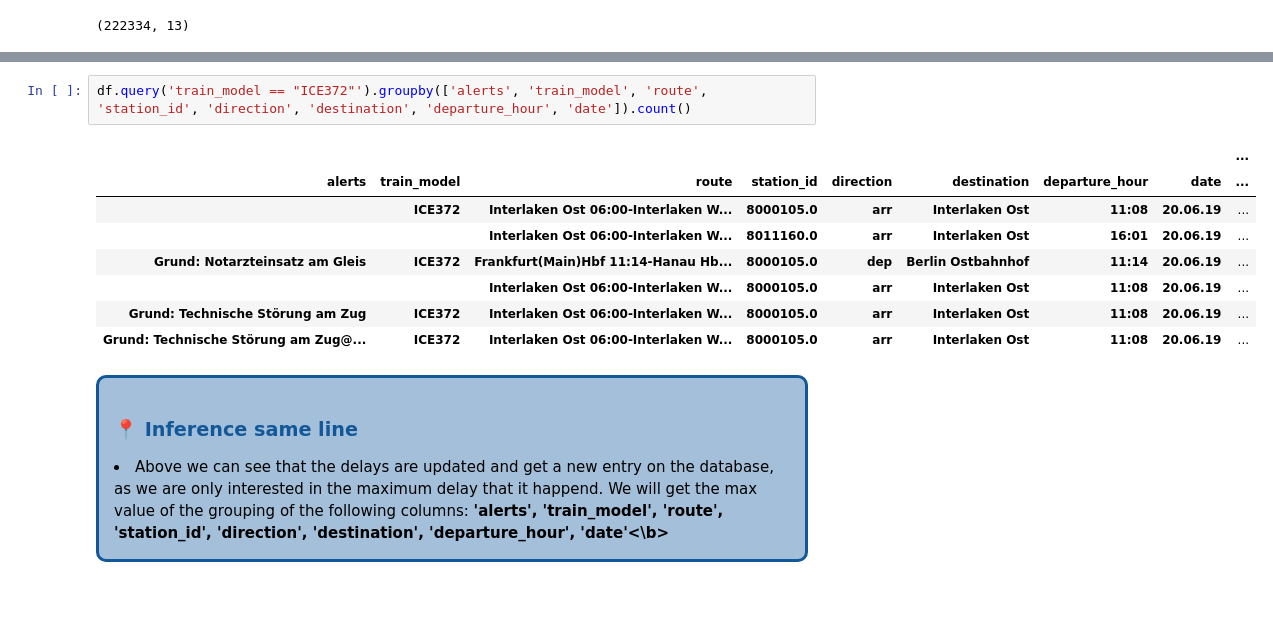
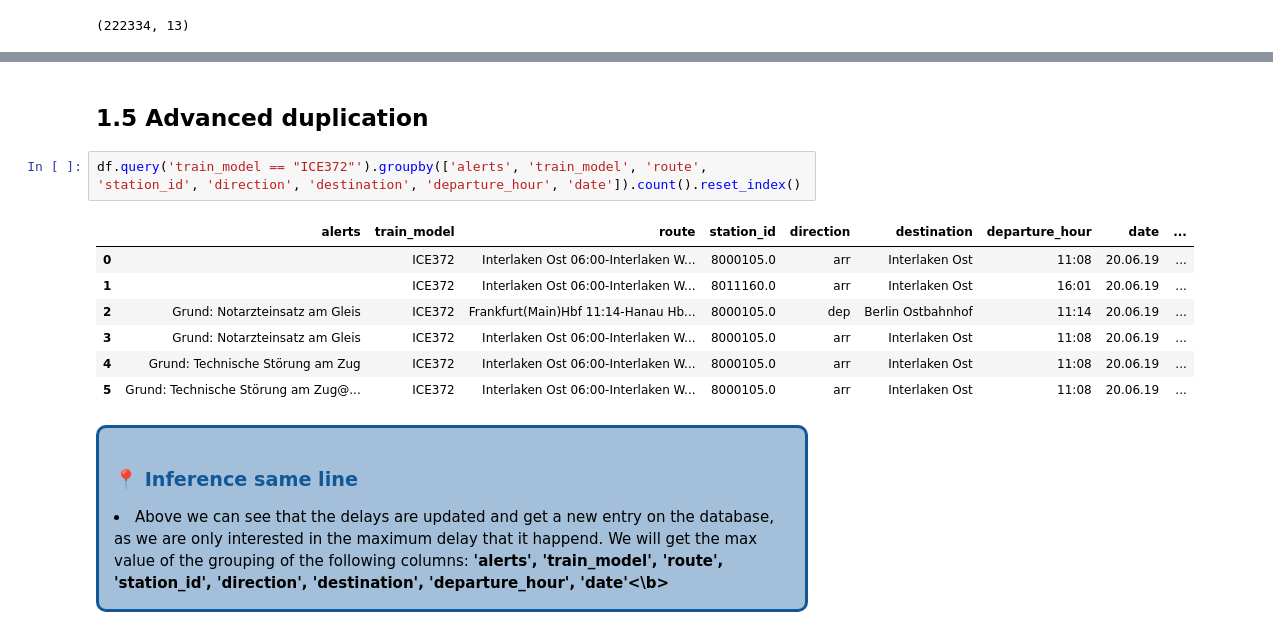
Before and after one commit to krugergui/db_train_dealys, a Jupyter notebook: data_cleaning.ipynb, the cells around one changed output, grey strips where cells are left out. Cells and saved outputs as stored; diff of their text form; blank space fills up the shorter version.

```diff
--- a/data_cleaning.ipynb
+++ b/data_cleaning.ipynb
@@ -211,14 +179,15 @@ df.query('train_model == "ICE372"')
+# %% [markdown]
+## 1.5 Advanced duplication
 # %%
-df.query('train_model == "ICE372"').groupby(['alerts', 'train_model', 'route', 'station_id', 'direction', 'destination', 'departure_hour', 'date']).count()
+df.query('train_model == "ICE372"').groupby(['alerts', 'train_model', 'route', 'station_id', 'direction', 'destination', 'departure_hour', 'date']).count().reset_index()
 # %% [output]
-|  |  |  |  |  |  |  |  | ... |
-| alerts | train_model | route | station_id | direction | destination | departure_hour | date | ... |
-|  | ICE372 | Interlaken Ost 06:00-Interlaken W... | 8000105.0 | arr | Interlaken Ost | 11:08 | 20.06.19 | ... |
-|  |  | Interlaken Ost 06:00-Interlaken W... | 8011160.0 | arr | Interlaken Ost | 16:01 | 20.06.19 | ... |
-| Grund: Notarzteinsatz am Gleis | ICE372 | Frankfurt(Main)Hbf 11:14-Hanau Hb... | 8000105.0 | dep | Berlin Ostbahnhof | 11:14 | 20.06.19 | ... |
-|  |  | Interlaken Ost 06:00-Interlaken W... | 8000105.0 | arr | Interlaken Ost | 11:08 | 20.06.19 | ... |
-| Grund: Technische Störung am Zug | ICE372 | Interlaken Ost 06:00-Interlaken W... | 8000105.0 | arr | Interlaken Ost | 11:08 | 20.06.19 | ... |
-| Grund: Technische Störung am Zug@... | ICE372 | Interlaken Ost 06:00-Interlaken W... | 8000105.0 | arr | Interlaken Ost | 11:08 | 20.06.19 | ... |
+|  | alerts | train_model | route | station_id | direction | destination | departure_hour | date | ... |
+| 0 |  | ICE372 | Interlaken Ost 06:00-Interlaken W... | 8000105.0 | arr | Interlaken Ost | 11:08 | 20.06.19 | ... |
+| 1 |  | ICE372 | Interlaken Ost 06:00-Interlaken W... | 8011160.0 | arr | Interlaken Ost | 16:01 | 20.06.19 | ... |
+| 2 | Grund: Notarzteinsatz am Gleis | ICE372 | Frankfurt(Main)Hbf 11:14-Hanau Hb... | 8000105.0 | dep | Berlin Ostbahnhof | 11:14 | 20.06.19 | ... |
+| 3 | Grund: Notarzteinsatz am Gleis | ICE372 | Interlaken Ost 06:00-Interlaken W... | 8000105.0 | arr | Interlaken Ost | 11:08 | 20.06.19 | ... |
+| 4 | Grund: Technische Störung am Zug | ICE372 | Interlaken Ost 06:00-Interlaken W... | 8000105.0 | arr | Interlaken Ost | 11:08 | 20.06.19 | ... |
+| 5 | Grund: Technische Störung am Zug@... | ICE372 | Interlaken Ost 06:00-Interlaken W... | 8000105.0 | arr | Interlaken Ost | 11:08 | 20.06.19 | ... |
 # %% [markdown]
 <div style="border-radius:10px; border:#125899 solid; padding: 15px; background-color: #a3bfd9; font-size:100%; text-align:left; color: #000000">
 
```
Also changed, not shown: parts of 17 cells of this notebook, 1 other file.
